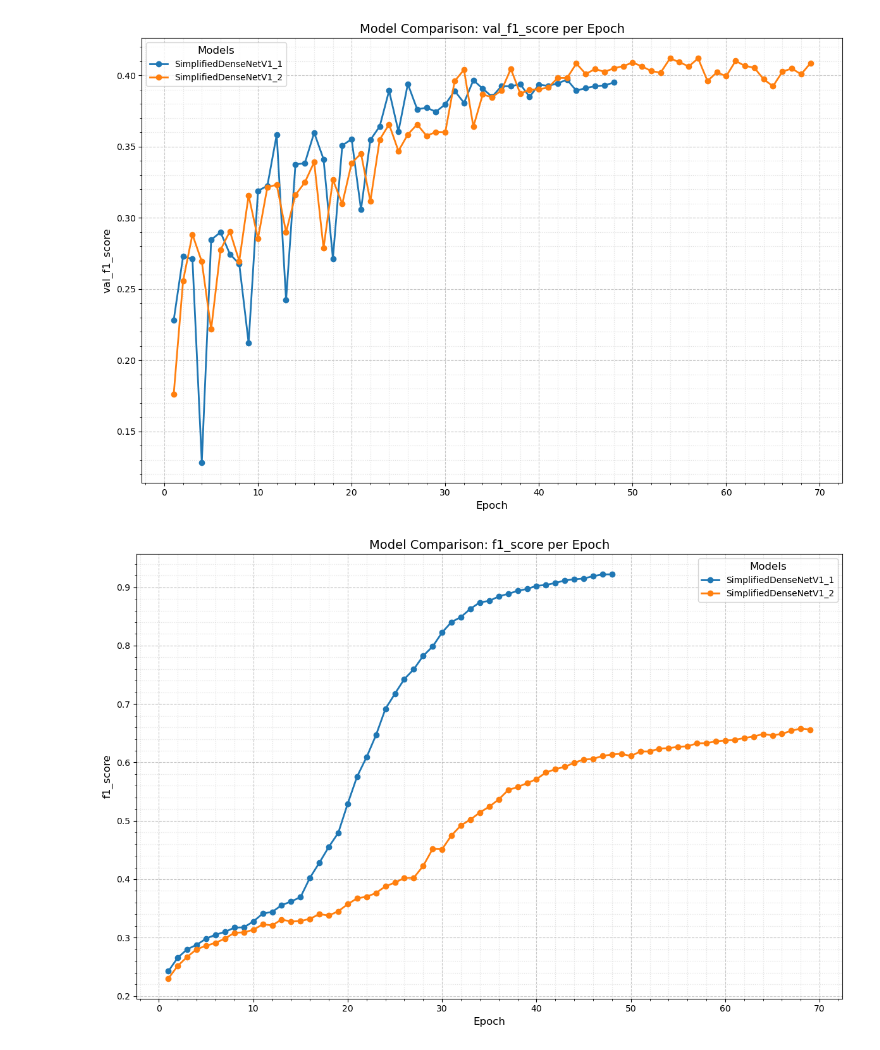
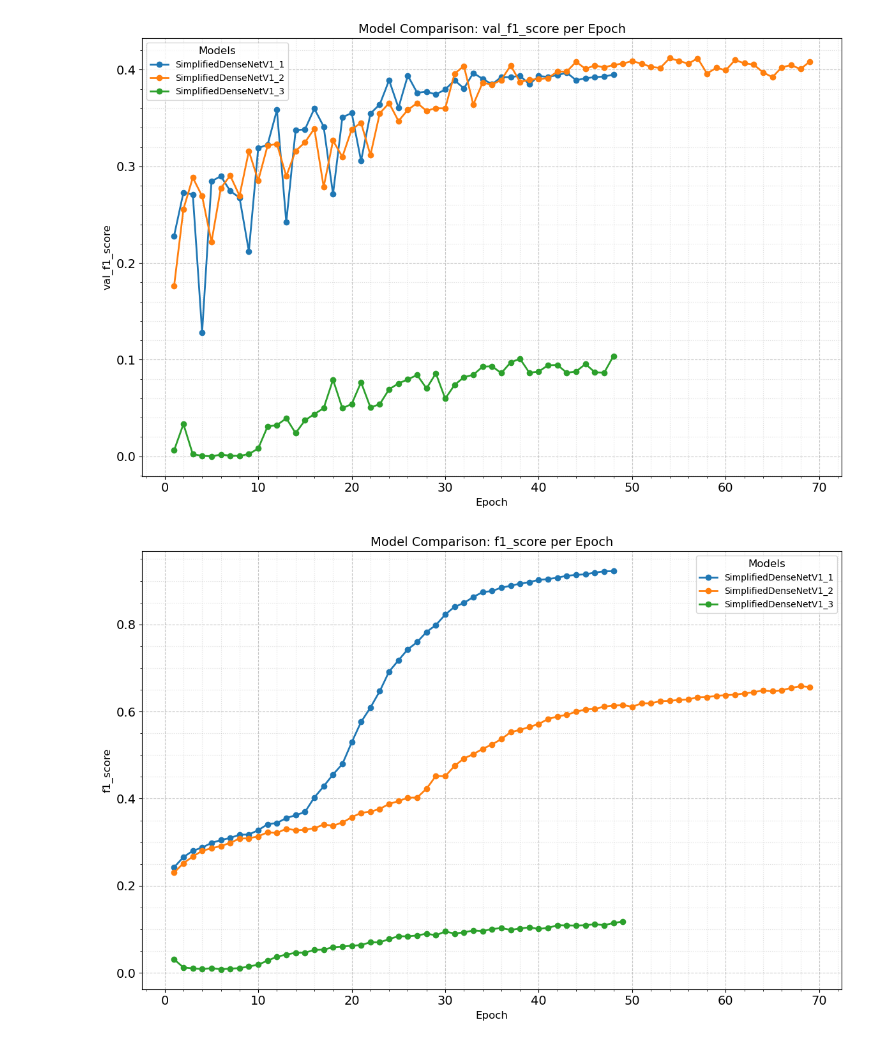
Before and after one commit to Argonus/codebook, a Jupyter notebook: studies/bachelor-thesis/notebooks/evaluation/SimplifiedDenseNet.ipynb, the cells around one changed output. Saved outputs shown, nothing was run; the diff lists cells and outputs as text; code cells hidden in the pictures.

Commit message:
[BT] Finish Simplified DenseNet V1_3

```diff
--- a/studies/bachelor-thesis/notebooks/evaluation/SimplifiedDenseNet.ipynb
+++ b/studies/bachelor-thesis/notebooks/evaluation/SimplifiedDenseNet.ipynb
@@ -4,11 +4,11 @@ from src.visualization.metrics_visualization import plot_metric_comparison
 from src.visualization.model_visualization import plot_combined_analysis
 # %%
 # Models Comparision
-model_names = ['SimplifiedDenseNetV1_1', 'SimplifiedDenseNetV1_2']
+model_names = ['SimplifiedDenseNetV1_1', 'SimplifiedDenseNetV1_2', 'SimplifiedDenseNetV1_3']
 plot_metric_comparison(MODELS_PATH, model_names, 'val_metrics.csv', 'val_f1_score')
 # %% [output]
-[figure, old version]
+[figure, new version]
 # %%
 plot_metric_comparison(MODELS_PATH, model_names, 'train_metrics.csv', 'f1_score')
 # %% [output]
-[figure, old version]
+[figure, new version]
```
Also changed, not shown: parts of 2 cells of this notebook, 11 other files.
